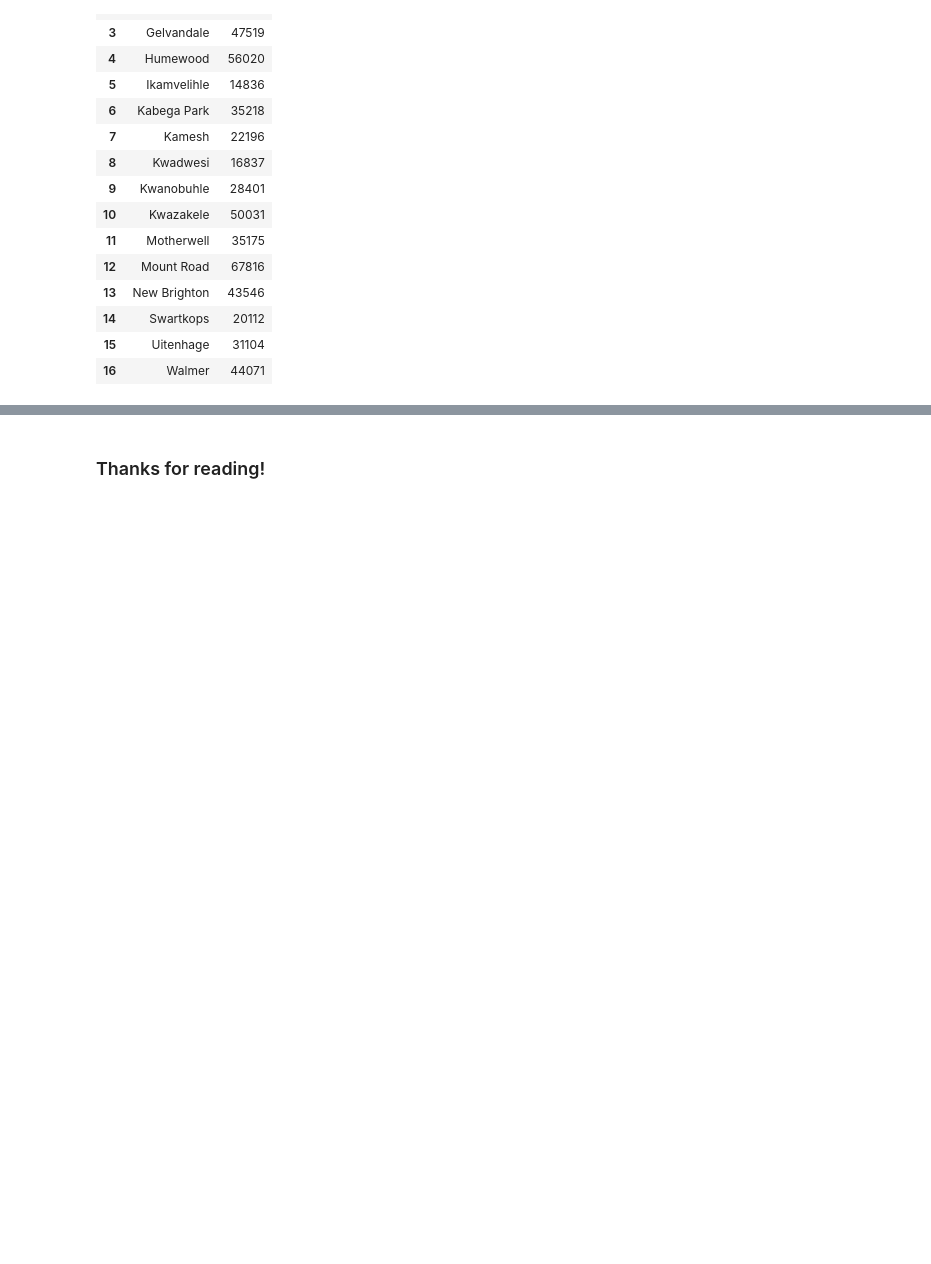
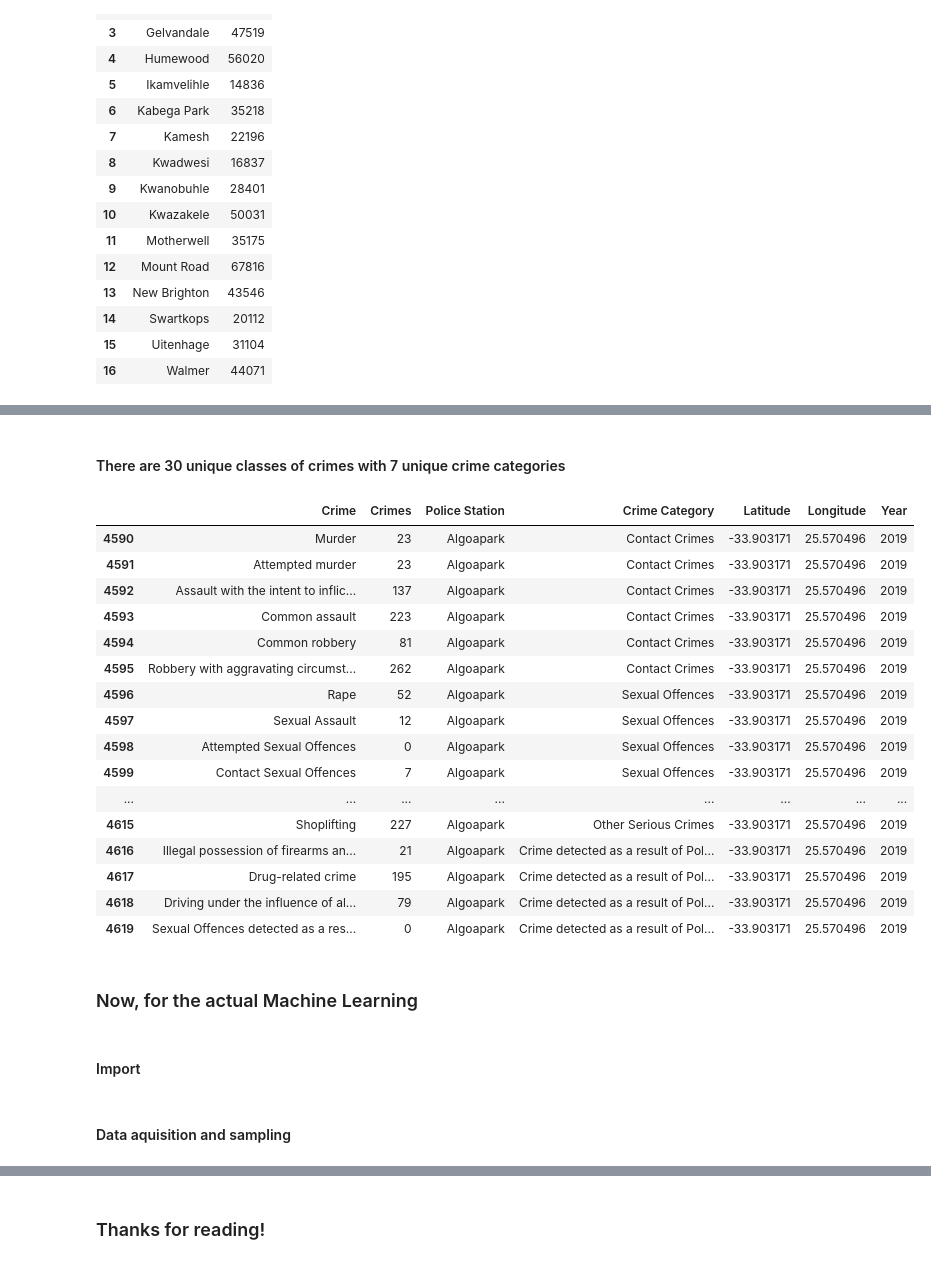
Before and after one commit to BlocknBoom123/CrimePy, a Jupyter notebook: CrimePy.ipynb, the cells around one changed output, grey strips where cells are left out. Cells and saved outputs as stored; diff of their text form; code cells hidden in the pictures; blank space fills up the shorter version.

```diff
--- a/CrimePy.ipynb
+++ b/CrimePy.ipynb
@@ -239,0 +244,26 @@ Name: Crime Category, dtype: int64
+# %% [markdown]
+#### There are 30 unique classes of crimes with 7 unique crime categories
+# %%
+df[(df['Police Station'] == 'Algoapark') & (df['Year'] == 2019)]
+# %% [output]
+|  | Crime | Crimes | Police Station | Crime Category | Latitude | Longitude | Year |
+| 4590 | Murder | 23 | Algoapark | Contact Crimes | -33.903171 | 25.570496 | 2019 |
+| 4591 | Attempted murder | 23 | Algoapark | Contact Crimes | -33.903171 | 25.570496 | 2019 |
+| 4592 | Assault with the intent to inflic... | 137 | Algoapark | Contact Crimes | -33.903171 | 25.570496 | 2019 |
+| 4593 | Common assault | 223 | Algoapark | Contact Crimes | -33.903171 | 25.570496 | 2019 |
+| 4594 | Common robbery | 81 | Algoapark | Contact Crimes | -33.903171 | 25.570496 | 2019 |
+| 4595 | Robbery with aggravating circumst... | 262 | Algoapark | Contact Crimes | -33.903171 | 25.570496 | 2019 |
+| 4596 | Rape | 52 | Algoapark | Sexual Offences | -33.903171 | 25.570496 | 2019 |
+| 4597 | Sexual Assault | 12 | Algoapark | Sexual Offences | -33.903171 | 25.570496 | 2019 |
+| 4598 | Attempted Sexual Offences | 0 | Algoapark | Sexual Offences | -33.903171 | 25.570496 | 2019 |
+| 4599 | Contact Sexual Offences | 7 | Algoapark | Sexual Offences | -33.903171 | 25.570496 | 2019 |
+| ... | ... | ... | ... | ... | ... | ... | ... |
+| 4615 | Shoplifting | 227 | Algoapark | Other Serious Crimes | -33.903171 | 25.570496 | 2019 |
+| 4616 | Illegal possession of firearms an... | 21 | Algoapark | Crime detected as a result of Pol... | -33.903171 | 25.570496 | 2019 |
+| 4617 | Drug-related crime | 195 | Algoapark | Crime detected as a result of Pol... | -33.903171 | 25.570496 | 2019 |
+| 4618 | Driving under the influence of al... | 79 | Algoapark | Crime detected as a result of Pol... | -33.903171 | 25.570496 | 2019 |
+| 4619 | Sexual Offences detected as a res... | 0 | Algoapark | Crime detected as a result of Pol... | -33.903171 | 25.570496 | 2019 |
+# %% [markdown]
+### Now, for the actual Machine Learning
+# %% [markdown]
+#### Import
@@ -239,0 +274,2 @@ Name: Crime Category, dtype: int64
+# %% [markdown]
+#### Data aquisition and sampling
```
Also changed, not shown: parts of 11 cells of this notebook.
